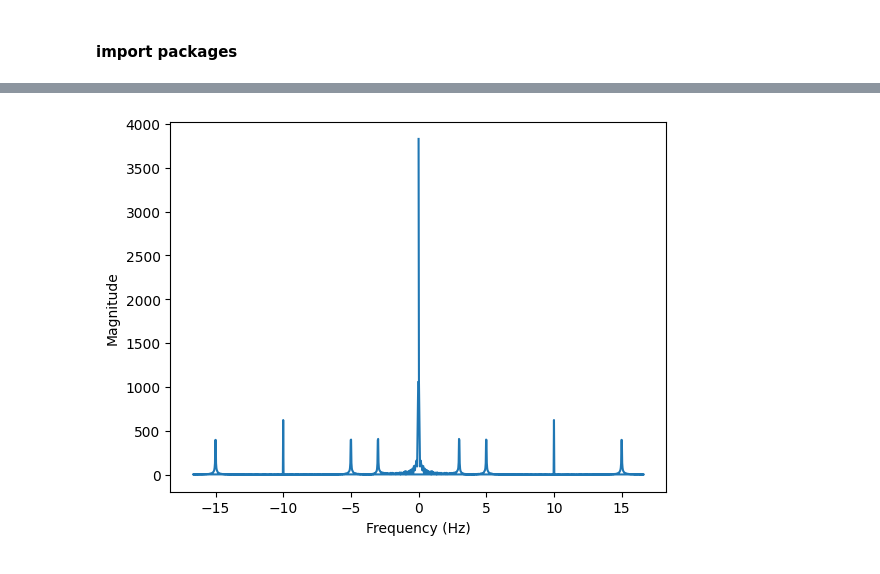
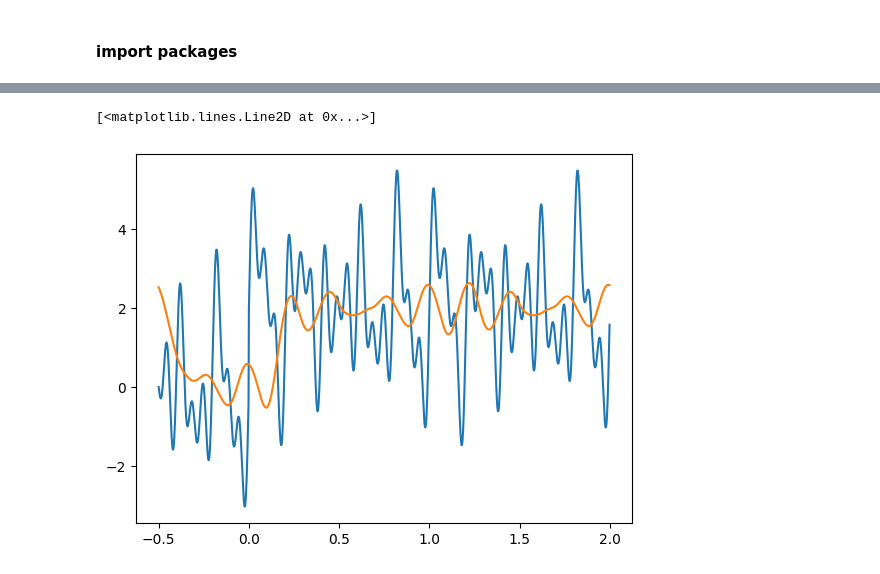
Before and after one commit to Bipoeman/rsp-signal-poc, a Jupyter notebook: transform_test.ipynb, the cells around one changed output, grey strips where cells are left out. Cells and saved outputs as stored; diff of their text form; code cells hidden in the pictures.

```diff
--- a/transform_test.ipynb
+++ b/transform_test.ipynb
@@ -92,7 +118,7 @@ class Sine:
         return returnVal
 
 
-time1 = Time(30)
+time1 = Time(2)
 time2 = Time(5)
 unit1 = Unit(0,time1)
 unit2 = Unit(-2,time1)
@@ -102,40 +128,53 @@ unit3 = unit1 - unit2
 # fix,ax = plt.subplots()
 sine1 = Sine(5,time1)
 sine2 = Sine(10,time1)
-sine1 = sine1 + sine2 + Sine(15,time1) + Sine(3,time1)
+sine1 = sine1 + sine2 + Sine(15,time1) + Sine(4,time1)
 sine1 += unit2 + Unit(0,time1) + Unit(-3,time1) + Unit(0,time1)
 # ax.grid()
 # ax.plot(time1.series,[sine1.a/(time**2 + sine1.a**2) for i,time in enumerate(time1.series)])
 ft1 : list = [0] * (len(time1))
 for k in range(len(time1)):
     for n in range(len(time1)):
         ft1[k] += sine1.series[n] * np.exp(-2*np.pi*k*n*1j/len(time1))
 
 # ft1 = [0] * len(time1)
 # for k in range(len(time1)):
 #     for n in range(len(time1)):
 #         ft1[k] += sine1.series[n] * np.exp(-2 * np.pi * k * n * 1j / len(time1))
     # ft1[k] /= len(time1)
 
+sine1.plot()
+RC = 1/(2*np.pi*10)
+alpha1 = time1.dt / (RC+time1.dt)
+alpha2 = RC / (RC+time1.dt)
+filtered = [0] * len(sine1)
 
-fig2, ax2 = plt.subplots()
-ax2.set_xlabel("Frequency (Hz)")
-ax2.set_ylabel("Magnitude")
-ax2.plot(np.fft.fftfreq(len(time1.series), time1.dt), np.abs(ft1))
-plt.show()
+for index,member in enumerate(sine1.series):
+    filtered[index] = member * alpha1 + filtered[index - 1]*alpha2
+for i in range(10):
+    for index,member in enumerate(filtered):
+        filtered[index] = member * alpha1 + filtered[index - 1]*alpha2
+
+plt.plot(time1.series,filtered)
+# fig2, ax2 = plt.subplots()
+# ax2.set_xlabel("Frequency (Hz)")
+# ax2.set_ylabel("Magnitude")
+# ax2.plot(np.fft.fftfreq(len(time1.series), time1.dt), np.abs(ft1))
+# plt.show()
 
 # print(np.fft.fftfreq(len(time1.series), time1.dt))
 # freq = [i / (time1.dt * len(time1)) for i in range(len(time1))]
 
 # fig3,ax3 = plt.subplots()
 # ax3.plot(freq,np.abs(np.real(ft1)))
 # timePlot = [time / (np.pi*np.pi) for i,time in enumerate(time1.series)]
 # for i in ax2:
 #     i.grid()
 # # ax2[0].plot(time1.series,np.real(ft1))
 # ax2[1].plot(freq,np.real(ft1))
 # %% [output]
+[<matplotlib.lines.Line2D at 0x...>]
-[figure, old version]
+[figure, new version]
 # %%
 import numpy as np
 import matplotlib.pyplot as plt
```
Also changed, not shown: parts of 2 cells of this notebook, 25 other files.
